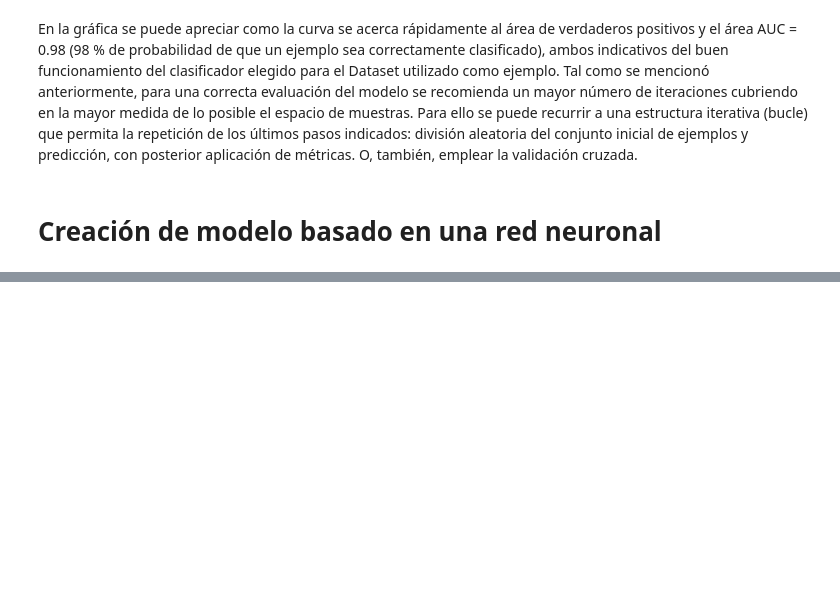
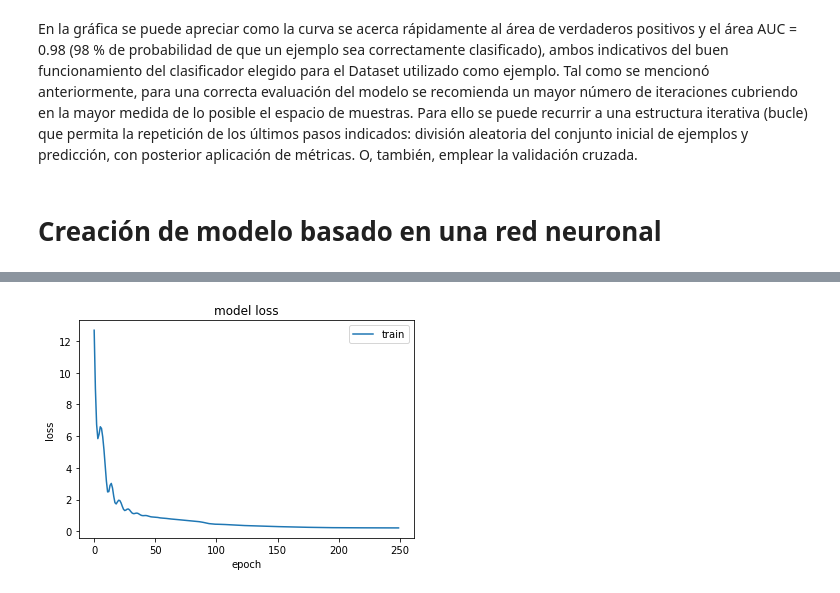
Before and after one commit to SalmenzarZV/neural_cancer, a Jupyter notebook: cancer_red_neuronal.ipynb, the cells around one changed output, grey strips where cells are left out. Cells and saved outputs as stored; diff of their text form; code cells hidden in the pictures; blank space fills up the shorter version.

```diff
--- a/cancer_red_neuronal.ipynb
+++ b/cancer_red_neuronal.ipynb
@@ -294,0 +305,10 @@ un ejemplo sea correctamente clasificado), ambos indicativos del buen funcionami
+# %%
+# define the keras model
+#iniciadores para relu: glorot
+#iniciadores para sigmoid: he
+model = Sequential()
+model.add(Dense(len(X_train.columns), input_shape=(len(X_train.columns),), activation='relu'))
+model.add(Dense(int(len(X_train.columns)/2), activation='relu'))
+model.add(Dense(1, kernel_initializer="he_uniform", activation='sigmoid'))
+
+model.summary()
@@ -294,0 +331,9 @@ un ejemplo sea correctamente clasificado), ambos indicativos del buen funcionami
+# %%
+from keras.optimizers import Adam
+# compile the keras model
+learning_rate = 0.001
+optimizer = Adam(learning_rate=learning_rate)
+
+model.compile(loss='binary_crossentropy', optimizer='Adam', metrics=['accuracy'])
+# %%
+history = model.fit(X_train,y_train, epochs=250, batch_size=768)
@@ -294,0 +368,10 @@ un ejemplo sea correctamente clasificado), ambos indicativos del buen funcionami
+# %%
+import matplotlib.pyplot as plt
+plt.plot(history.history["loss"])
+plt.title("model loss")
+plt.ylabel("loss")
+plt.xlabel("epoch")
+plt.legend(["train"], loc="upper right")
+plt.show()
+# %% [output]
+[figure, added]
```
Also changed, not shown: parts of 9 cells of this notebook.
